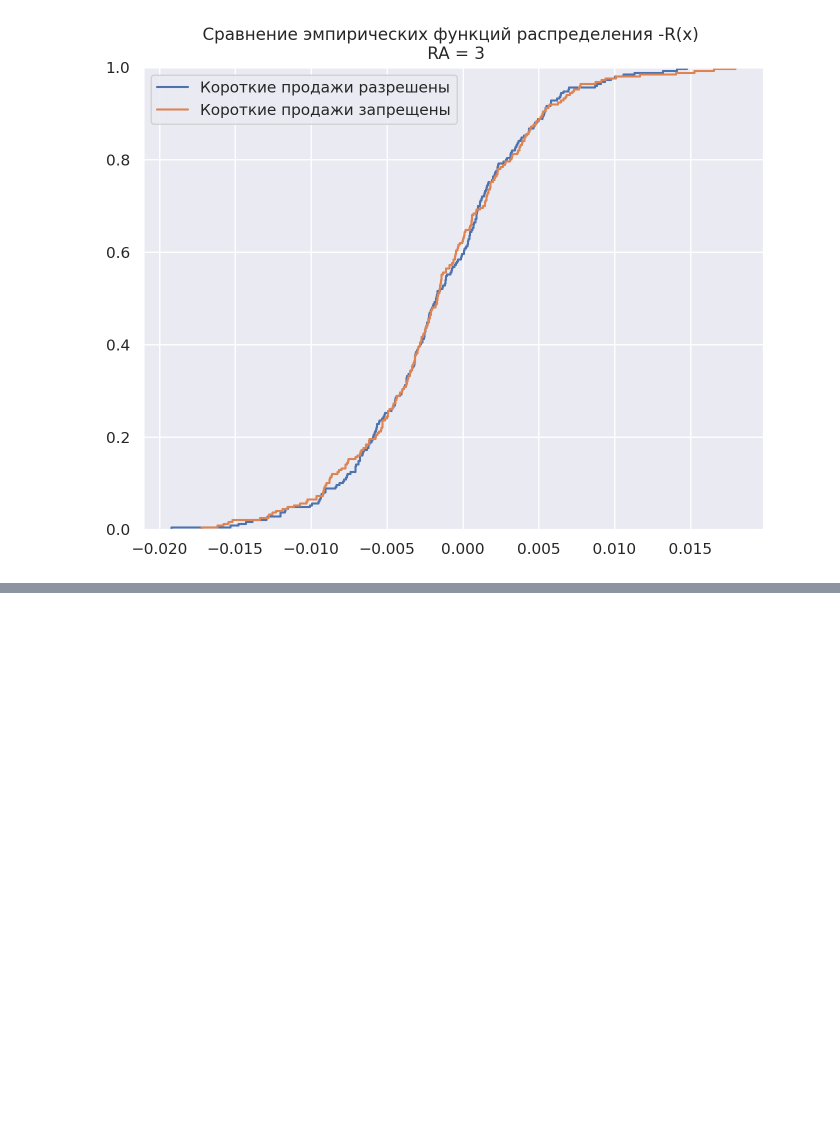
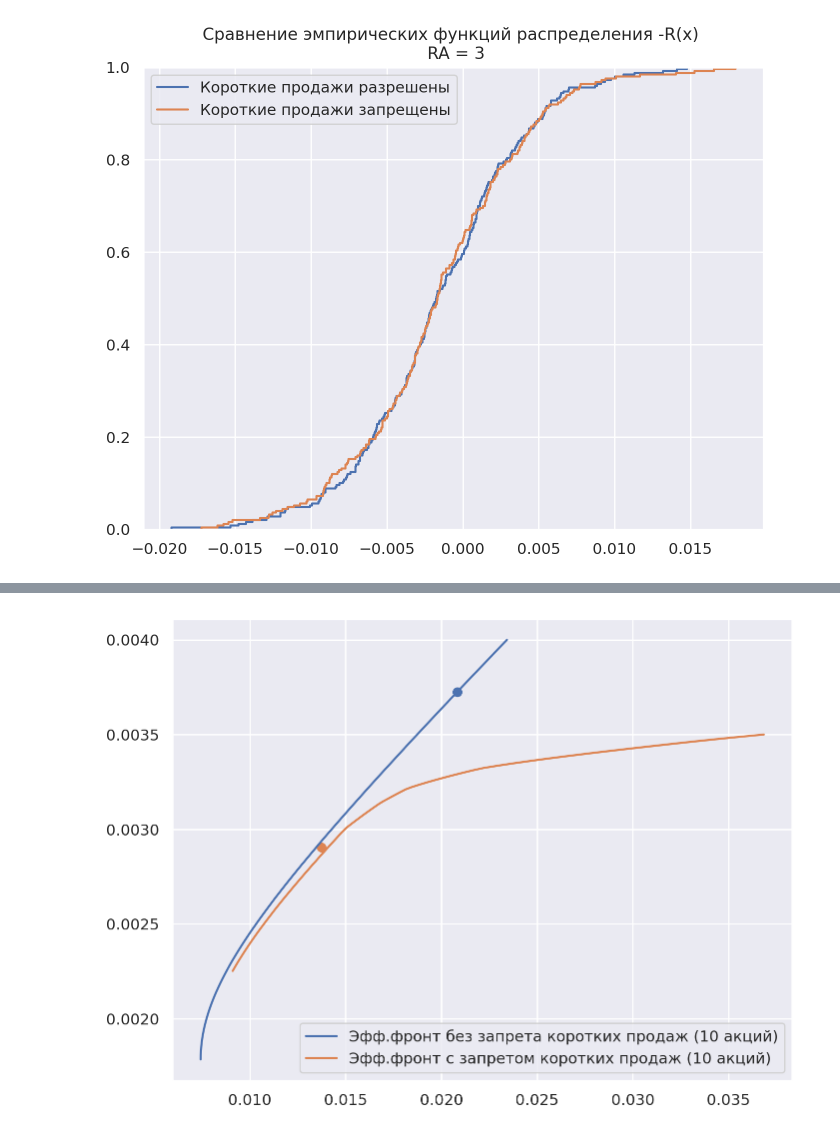
Before and after one commit to antonov1lya/ResearchSeminar2024, a Jupyter notebook: lab2.ipynb, the cells around one changed output, grey strips where cells are left out. Cells and saved outputs as stored; diff of their text form; code cells hidden in the pictures; blank space fills up the shorter version.

```diff
--- a/lab2.ipynb
+++ b/lab2.ipynb
@@ -387,0 +413,40 @@ plt.show()
+# %%
+def markowitz_tobin_with_short_sales(S: np.ndarray, E: np.ndarray, E_F: float = 0.0015) -> np.ndarray:
+    def objective(x):
+        return -(np.dot(E,x)-E_F) / np.sqrt(np.dot(np.dot(x,S),x))
+    def constraint1(x):
+        return np.sum(x) - 1
+    x0 = np.array([1 for i in range(len(E))])
+    cons=[{'type': 'eq','fun': constraint1}]
+    solver = minimize(objective, x0, method='SLSQP', constraints=cons)
+    if solver.success:
+        return solver.x
+    return None
+
+def markowitz_tobin_without_short_sales(S: np.ndarray, E: np.ndarray, E_F: float = 0.0015) -> np.ndarray:
+    def objective(x):
+        return -(np.dot(E,x)-E_F) / np.sqrt(np.dot(np.dot(x,S),x))
+    def constraint1(x):
+        return np.sum(x) - 1
+    x0 = np.array([1 for i in range(len(E))])
+    cons=[{'type': 'eq','fun': constraint1}]
+    bounds = ((0.0, 1.0) for i in range(len(E)))
+    solver = minimize(objective, x0, method='SLSQP', bounds=bounds, constraints=cons)
+    if solver.success:
+        return solver.x
+    return None
+# %%
+E = np.array(top10_returns.mean())
+S = np.array(top10_returns.cov())
+
+x_with_short_sales = markowitz_tobin_with_short_sales(S, E)
+x_without_short_sales = markowitz_tobin_without_short_sales(S, E)
+
+plt.scatter([calcuate_sigma(S, x_with_short_sales)], np.dot(E, x_with_short_sales))
+plt.scatter([calcuate_sigma(S, x_without_short_sales)], np.dot(E, x_without_short_sales))
+
+draw_efficient_frontier(S, E, 10)
+plt.legend()
+plt.show()
+# %% [output]
+[figure, added]
```
Also changed, not shown: parts of 9 cells of this notebook.
